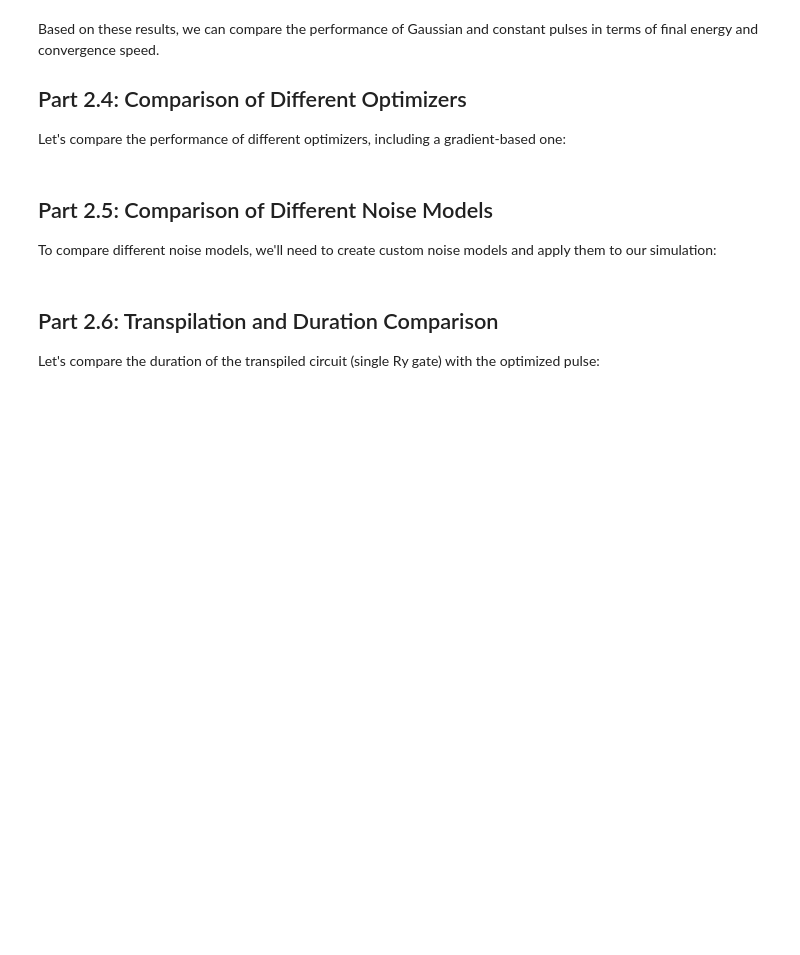
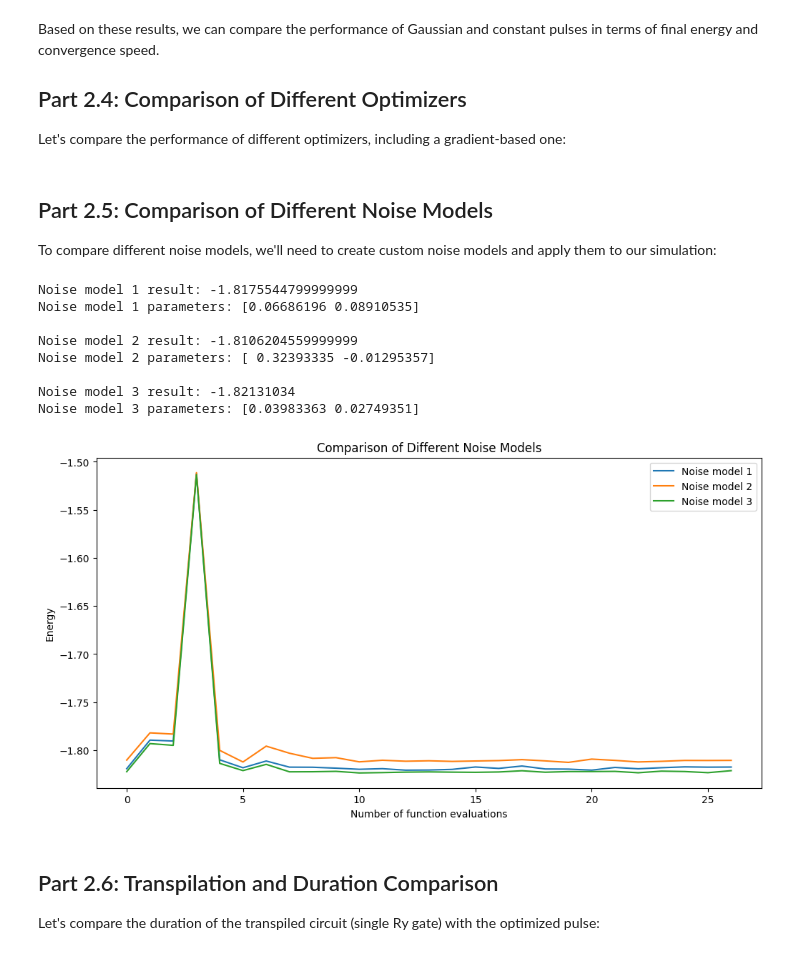
Before and after one commit to Dekel23/QML, a Jupyter notebook: pulses.ipynb, the cells around one changed output. Saved outputs shown, nothing was run; the diff lists cells and outputs as text; code cells hidden in the pictures; blank space fills up the shorter version.

```diff
--- a/pulses.ipynb
+++ b/pulses.ipynb
@@ -70,7 +83,8 @@ def cost_H2(meas_results, coefficients, paulis):
     return cost
 
 def run_circuit(circuit, backend, shots):
-    job = backend.run(circuit, shots=shots)
+    compiled_circuit = transpile(circuit, backend)
+    job = backend.run(compiled_circuit, shots=shots)
     result = job.result()
     return result.get_counts()
 
@@ -89,7 +103,7 @@ def evaluate_energy(theta):
         if pauli == 'X':
             meas_circuit.h(0)
         meas_circuit.measure(0, 0)
-        counts = run_circuit(meas_circuit, simulation_backend, shots)
+        counts = run_circuit(meas_circuit, backend, shots)
         results.append(counts)
     return cost_H2(results, coeff_values, paulis)
 
@@ -251,63 +373,80 @@ To compare different noise models, we'll need to create custom noise models and
 from qiskit_aer.noise import NoiseModel
 from qiskit_aer.noise.errors import depolarizing_error, thermal_relaxation_error
 
+# Create noise models
 def create_noise_model(p_meas, p_gate, T1, T2):
     noise_model = NoiseModel()
-
-    # Measurement error
     error_meas = depolarizing_error(p_meas, 1)
     noise_model.add_all_qubit_quantum_error(error_meas, "measure")
-
-    # Gate error
     error_gate = depolarizing_error(p_gate, 1)
     noise_model.add_all_qubit_quantum_error(error_gate, ["u1", "u2", "u3"])
-
-    # Thermal relaxation
     error_thermal = thermal_relaxation_error(T1, T2, 0)
     noise_model.add_all_qubit_quantum_error(error_thermal, ["u1", "u2", "u3"])
-
     return noise_model
 
-# Create different noise models
 noise_model_1 = create_noise_model(0.01, 0.001, 50e-6, 70e-6)
 noise_model_2 = create_noise_model(0.02, 0.002, 30e-6, 50e-6)
 noise_model_3 = create_noise_model(0.005, 0.0005, 70e-6, 100e-6)
-
 noise_models = [noise_model_1, noise_model_2, noise_model_3]
 
-# Function to evaluate energy with a specific noise model
-def evaluate_energy_with_noise(params, noise_model):
-    schedule = gaussian_pulse_ansatz(params)
-    results = []
-    for pauli in paulis[1:]:  # Skip 'I'
-        meas_schedule = schedule.copy()
-        if pauli == 'X':
-            meas_schedule += pulse.builder.call_gate(qiskit.circuit.library.HGate(), qubit)
-        meas_schedule += pulse.builder.measure(qubit)
-        job = simulation_backend.run(meas_schedule, shots=shots, noise_model=noise_model)
-        counts = job.result().get_counts()
-        results.append(counts)
-    return cost_H2(results, coeff_values, paulis)
+# Define the Gaussian pulse ansatz
+def gaussian_pulse_ansatz(params):
+    amp, sigma = params
+    qc = QuantumCircuit(1, 1)
+    qc.rx(amp * sigma * (2 * np.pi) ** 0.5, 0)  # Approximating Gaussian pulse effect
+    return qc
+
+class NoisyEnergyTracker:
+    def __init__(self, noise_model):
+        self.energy_values = []
+        self.noise_model = noise_model
+
+    def evaluate_energy(self, params):
+        circuit = gaussian_pulse_ansatz(params)
+        results = []
+        for pauli in paulis[1:]:  # Skip 'I'
+            meas_circuit = circuit.copy()
+            if pauli == 'X':
+                meas_circuit.h(0)
+            meas_circuit.measure(0, 0)
+
+            simulator = QasmSimulator(noise_model=self.noise_model)
+            job = simulator.run(meas_circuit, shots=shots)
+            counts = job.result().get_counts()
+            results.append(counts)
+        energy = cost_H2(results, coeff_values, paulis)
+        self.energy_values.append(energy)
+        return energy
 
 # Optimize for each noise model
 noise_results = []
 for i, noise_model in enumerate(noise_models):
-    result = minimize(lambda x: evaluate_energy_with_noise(x, noise_model),
-                      [10, 0.1], method='COBYLA', options={'maxiter': 100})
-    noise_results.append(result)
+    tracker = NoisyEnergyTracker(noise_model)
+    result = minimize(tracker.evaluate_energy, [0.1, 0.1], method='COBYLA', options={'maxiter': 100})
+    noise_results.append((result, tracker.energy_values))
     print(f"Noise model {i+1} result: {result.fun}")
     print(f"Noise model {i+1} parameters: {result.x}")
     print()
 
 # Plot comparison
 plt.figure(figsize=(12, 6))
-for i, result in enumerate(noise_results):
-    plt.plot(range(result.nfev), result.fun_vals, label=f'Noise model {i+1}')
+for i, (result, energy_values) in enumerate(noise_results):
+    plt.plot(energy_values, label=f'Noise model {i+1}')
 plt.xlabel('Number of function evaluations')
 plt.ylabel('Energy')
 plt.legend()
 plt.title('Comparison of Different Noise Models')
 plt.show()
+# %% [output]
+Noise model 1 result: -1.8175544799999999
+Noise model 1 parameters: [0.06686196 0.08910535]
+
+Noise model 2 result: -1.8106204559999999
+Noise model 2 parameters: [ 0.32393335 -0.01295357]
+
+Noise model 3 result: -1.82131034
+Noise model 3 parameters: [0.03983363 0.02749351]
+[figure, added]
 # %% [markdown]
 ## Part 2.6: Transpilation and Duration Comparison
 
```
Also changed, not shown: parts of 9 cells of this notebook.
